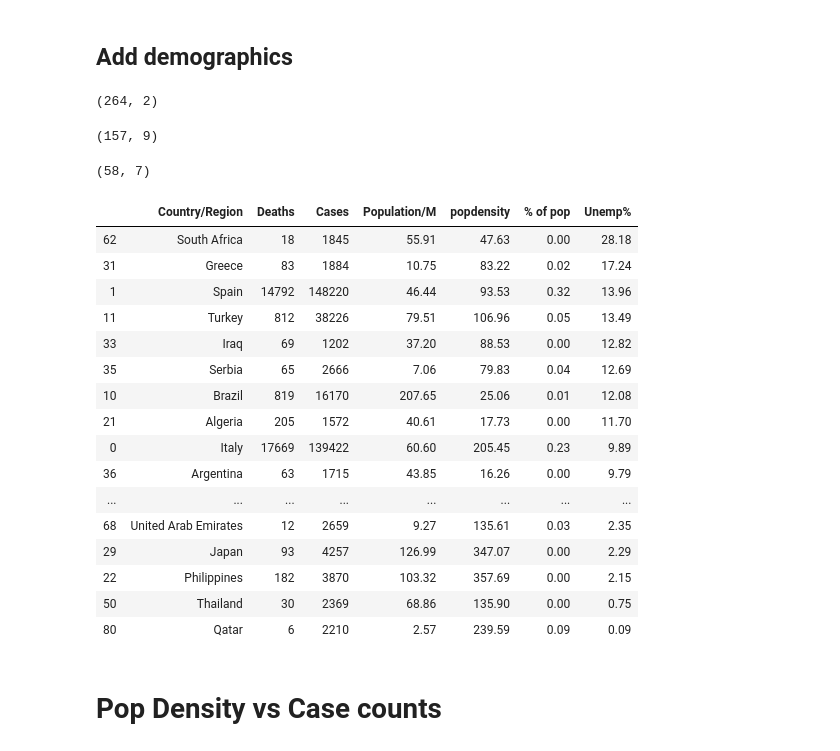
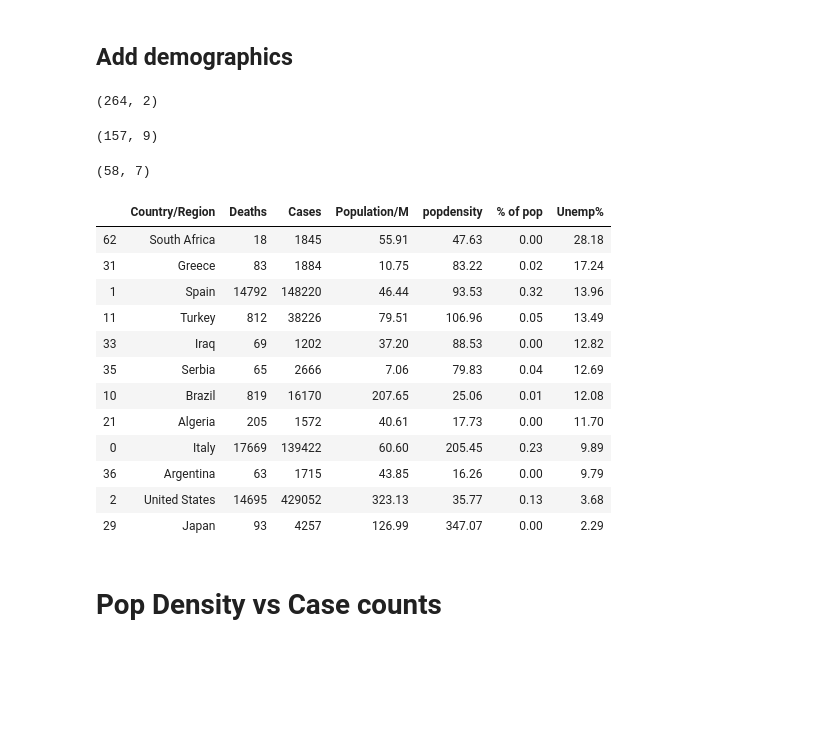
Before and after one commit to dougfoo/machineLearning, a Jupyter notebook: covid/COVID-global-clustering.ipynb, the cells around one changed output. Saved outputs shown, nothing was run; the diff lists cells and outputs as text; code cells hidden in the pictures; blank space fills up the shorter version.

```diff
--- a/covid/COVID-global-clustering.ipynb
+++ b/covid/COVID-global-clustering.ipynb
@@ -173,40 +173,36 @@ display(popdensity.head(), df_gmerged2.head().sort_values(by='Population', ascen
 # urban pop http://api.worldbank.org/v2/en/indicator/SP.URB.TOTL.IN.ZS?downloadformat=csv
 
 # need to get the last column w/ data tsince its very sparse
 
 df_uemp = get_zip('http://api.worldbank.org/v2/en/indicator/SL.UEM.TOTL.ZS?downloadformat=csv')
 df_uemp = df_uemp.fillna(method='ffill')[['Country Code', '2019']].rename(columns={'2019':'Unemp%'})
 display(df_uemp.shape, df_gmerged2.shape)
 
 df_gmerged3 = pd.merge(left=df_gmerged2, right=df_uemp, on ='Country Code')
 df_gmerged3['Population/M'] = df_gmerged3['Population'].div(10**6).round(2)
 df_gmerged3['Unemp%'] = df_gmerged3['Unemp%'].round(2)
 df_gmerged3['popdensity'] = df_gmerged3['popdensity'].round(2)
 df_gmerged3 = df_gmerged3.sort_values(by='Unemp%', ascending=False)[['Country/Region','Deaths','Cases','Population/M','popdensity','% of pop','Unemp%']]
 df_gmerged3 = df_gmerged3[df_gmerged3['Cases'] > 1000]
 
-display(df_gmerged3.shape, df_gmerged3)
+display(df_gmerged3.shape, pd.concat([df_gmerged3.head(10), df_gmerged3[df_gmerged3['Country/Region'].isin(['Japan','United States'])]], axis=0))
 # %% [output]
 (264, 2)
 (157, 9)
 (58, 7)
 |  | Country/Region | Deaths | Cases | Population/M | popdensity | % of pop | Unemp% |
 | 62 | South Africa | 18 | 1845 | 55.91 | 47.63 | 0.00 | 28.18 |
 | 31 | Greece | 83 | 1884 | 10.75 | 83.22 | 0.02 | 17.24 |
 | 1 | Spain | 14792 | 148220 | 46.44 | 93.53 | 0.32 | 13.96 |
 | 11 | Turkey | 812 | 38226 | 79.51 | 106.96 | 0.05 | 13.49 |
 | 33 | Iraq | 69 | 1202 | 37.20 | 88.53 | 0.00 | 12.82 |
 | 35 | Serbia | 65 | 2666 | 7.06 | 79.83 | 0.04 | 12.69 |
 | 10 | Brazil | 819 | 16170 | 207.65 | 25.06 | 0.01 | 12.08 |
 | 21 | Algeria | 205 | 1572 | 40.61 | 17.73 | 0.00 | 11.70 |
 | 0 | Italy | 17669 | 139422 | 60.60 | 205.45 | 0.23 | 9.89 |
 | 36 | Argentina | 63 | 1715 | 43.85 | 16.26 | 0.00 | 9.79 |
-| ... | ... | ... | ... | ... | ... | ... | ... |
-| 68 | United Arab Emirates | 12 | 2659 | 9.27 | 135.61 | 0.03 | 2.35 |
+| 2 | United States | 14695 | 429052 | 323.13 | 35.77 | 0.13 | 3.68 |
 | 29 | Japan | 93 | 4257 | 126.99 | 347.07 | 0.00 | 2.29 |
-| 22 | Philippines | 182 | 3870 | 103.32 | 357.69 | 0.00 | 2.15 |
-| 50 | Thailand | 30 | 2369 | 68.86 | 135.90 | 0.00 | 0.75 |
-| 80 | Qatar | 6 | 2210 | 2.57 | 239.59 | 0.09 | 0.09 |
 # %% [markdown]
 # Pop Density vs Case counts
 # %%
```
Also changed, not shown: 1 other file.
